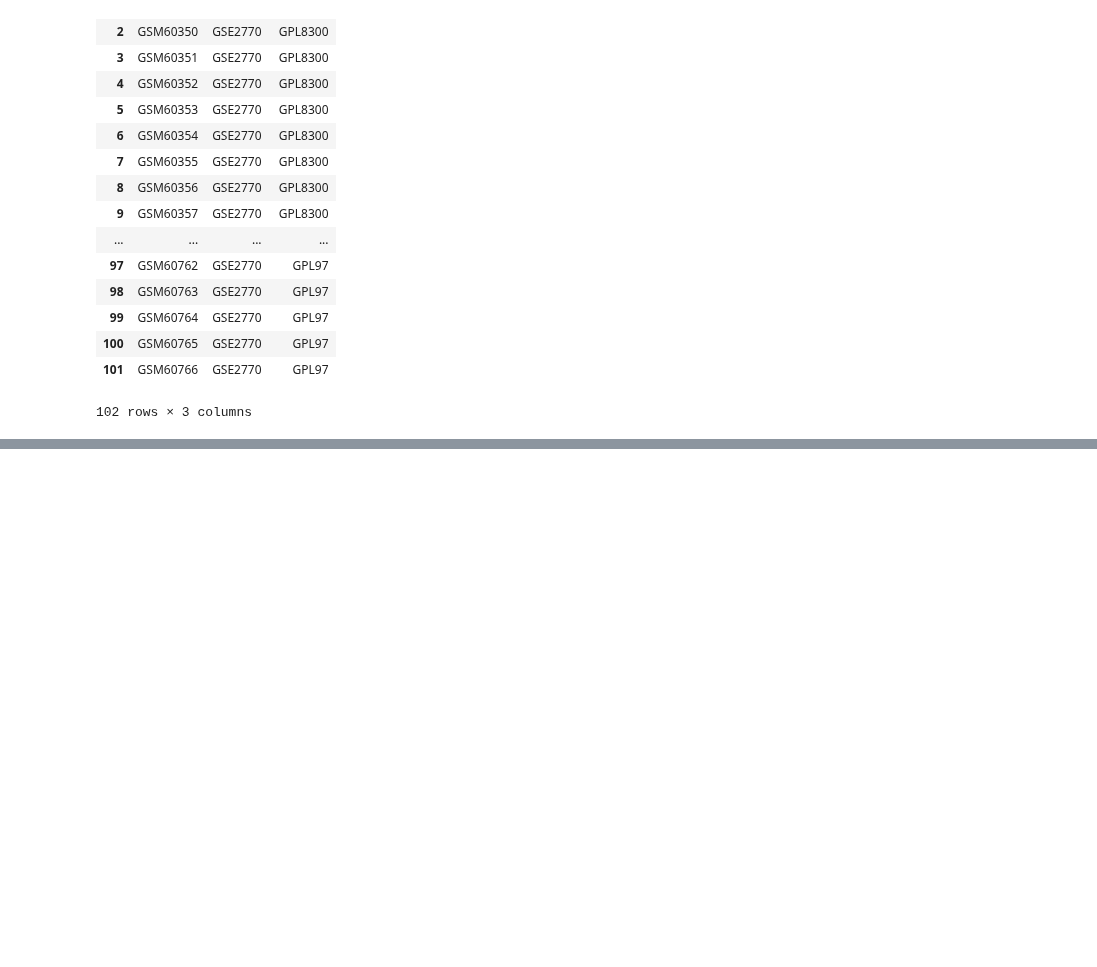
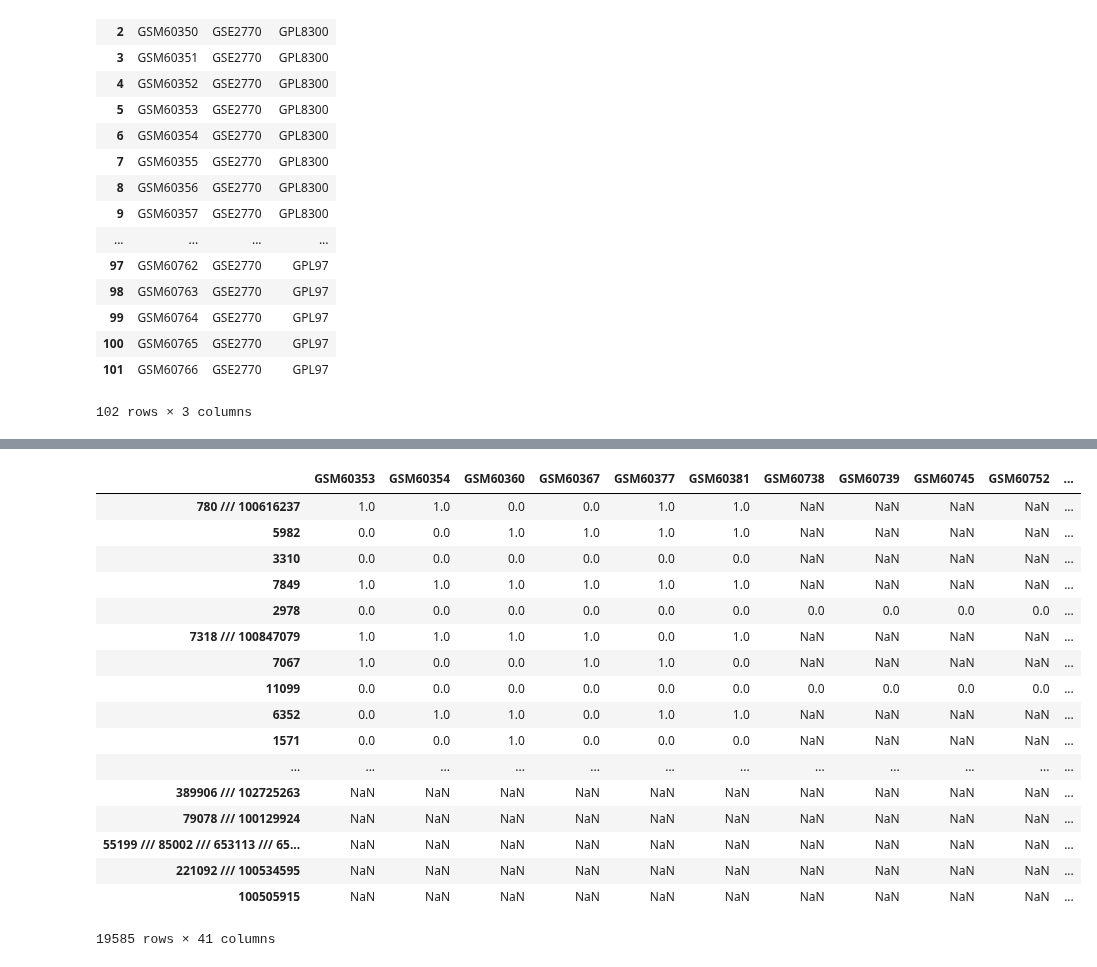
Before and after one commit to HelikarLab/COMO, a Jupyter notebook: py/RESTful_GEO_Fetch.ipynb, the cells around one changed output, grey strips where cells are left out. Saved outputs shown, nothing was run; the diff lists cells and outputs as text; code cells hidden in the pictures; blank space fills up the shorter version.

Commit message:
generate logical table

```diff
--- a/py/RESTful_GEO_Fetch.ipynb
+++ b/py/RESTful_GEO_Fetch.ipynb
@@ -248,3 +248,25 @@ df_gseinfo
 | 100 | GSM60765 | GSE2770 | GPL97 |
 | 101 | GSM60766 | GSE2770 | GPL97 |
 102 rows × 3 columns
+# %%
+# function to complete the inquery of a sheet
+def queryTest(gse_ids,gsm_ids):
+    print('Start Collecting Data for:')
+    print(gse_ids)
+    print(gsm_ids)
+# %%
+# input from user
+filename = 'GeneExpressionDataUsed.xlsx'
+sheet_name = list(range(5)) # first 5 sheets
+
+inqueryFullPath = os.path.join(gse2770.datadir, filename)
+inqueries = pd.read_excel(inqueryFullPath, sheet_name=sheet_name, header=0)
+
+for i in range(2):
+    # print(list(inqueries[i]))
+    df = inqueries[i]
+    sr = df['GSE ID'].dropna()
+    gse_ids = sr[sr.str.match('GSE')].unique()
+    sr = df['Samples'].dropna()
+    gsm_ids = sr.unique()
+    queryTest(gse_ids,gsm_ids)
@@ -250,0 +289,36 @@ df_gseinfo
+# %%
+df_results = pd.DataFrame([],columns=['ENTREZ_GENE_ID'])
+df_results.set_index('ENTREZ_GENE_ID',inplace=True)
+for gsm in gsm_ids:
+    #print(gsm)
+    df = pd.read_sql(session.query(Sample).filter_by(Sample=gsm).options(load_only("ABS_CALL","ENTREZ_GENE_ID")).statement,
+                     session.bind,
+                     index_col='ENTREZ_GENE_ID')
+    df.drop('id',axis=1,inplace=True)
+    df.rename(columns={'ABS_CALL':gsm},inplace=True)
+    df.loc[df[gsm]=='A',gsm] = 0
+    df.loc[df[gsm]=='P',gsm] = 1
+    df.loc[df[gsm]=='M',gsm] = 1
+
+    df_results = pd.concat([df_results, df], axis=1, sort=False)
+
+df_results
+# %% [output]
+|  | GSM60353 | GSM60354 | GSM60360 | GSM60367 | GSM60377 | GSM60381 | GSM60738 | GSM60739 | GSM60745 | GSM60752 | ... |
+| 780 /// 100616237 | 1.0 | 1.0 | 0.0 | 0.0 | 1.0 | 1.0 | NaN | NaN | NaN | NaN | ... |
+| 5982 | 0.0 | 0.0 | 1.0 | 1.0 | 1.0 | 1.0 | NaN | NaN | NaN | NaN | ... |
+| 3310 | 0.0 | 0.0 | 0.0 | 0.0 | 0.0 | 0.0 | NaN | NaN | NaN | NaN | ... |
+| 7849 | 1.0 | 1.0 | 1.0 | 1.0 | 1.0 | 1.0 | NaN | NaN | NaN | NaN | ... |
+| 2978 | 0.0 | 0.0 | 0.0 | 0.0 | 0.0 | 0.0 | 0.0 | 0.0 | 0.0 | 0.0 | ... |
+| 7318 /// 100847079 | 1.0 | 1.0 | 1.0 | 1.0 | 0.0 | 1.0 | NaN | NaN | NaN | NaN | ... |
+| 7067 | 1.0 | 0.0 | 0.0 | 1.0 | 1.0 | 0.0 | NaN | NaN | NaN | NaN | ... |
+| 11099 | 0.0 | 0.0 | 0.0 | 0.0 | 0.0 | 0.0 | 0.0 | 0.0 | 0.0 | 0.0 | ... |
+| 6352 | 0.0 | 1.0 | 1.0 | 0.0 | 1.0 | 1.0 | NaN | NaN | NaN | NaN | ... |
+| 1571 | 0.0 | 0.0 | 1.0 | 0.0 | 0.0 | 0.0 | NaN | NaN | NaN | NaN | ... |
+| ... | ... | ... | ... | ... | ... | ... | ... | ... | ... | ... | ... |
+| 389906 /// 102725263 | NaN | NaN | NaN | NaN | NaN | NaN | NaN | NaN | NaN | NaN | ... |
+| 79078 /// 100129924 | NaN | NaN | NaN | NaN | NaN | NaN | NaN | NaN | NaN | NaN | ... |
+| 55199 /// 85002 /// 653113 /// 65... | NaN | NaN | NaN | NaN | NaN | NaN | NaN | NaN | NaN | NaN | ... |
+| 221092 /// 100534595 | NaN | NaN | NaN | NaN | NaN | NaN | NaN | NaN | NaN | NaN | ... |
+| 100505915 | NaN | NaN | NaN | NaN | NaN | NaN | NaN | NaN | NaN | NaN | ... |
+19585 rows × 41 columns
```
Also changed, not shown: parts of 5 cells of this notebook.
